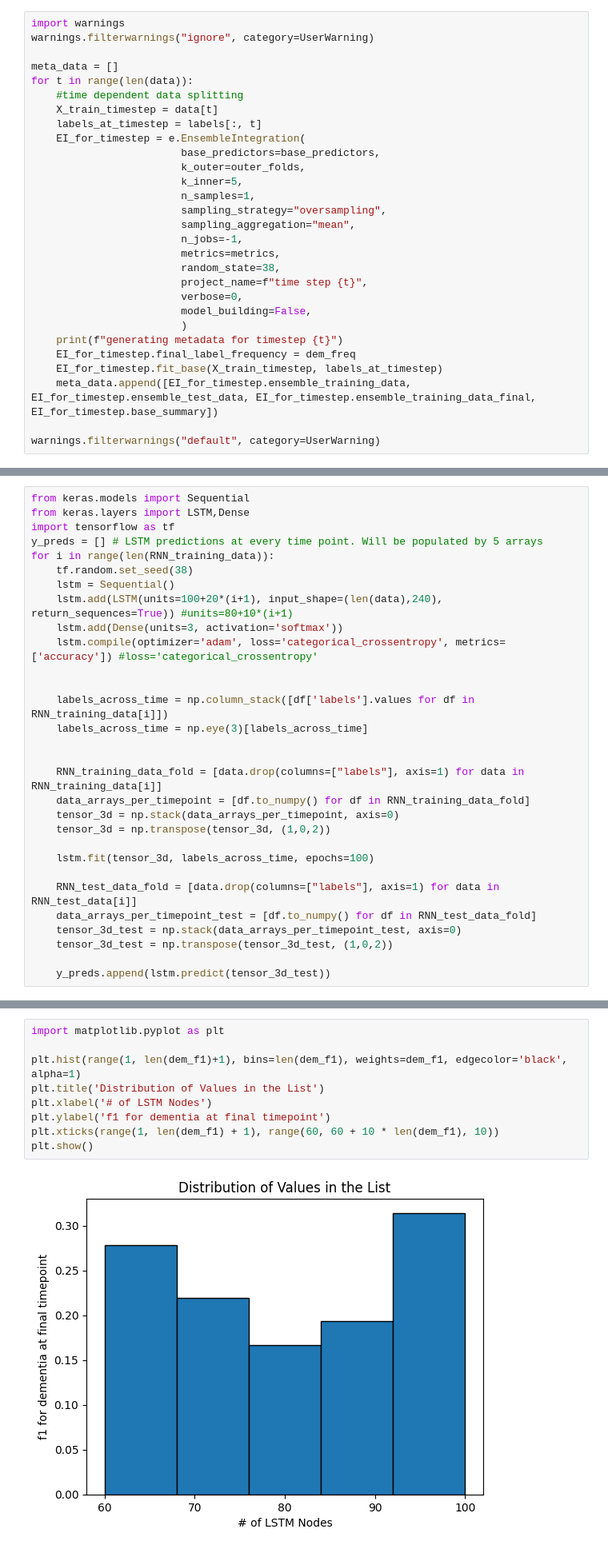
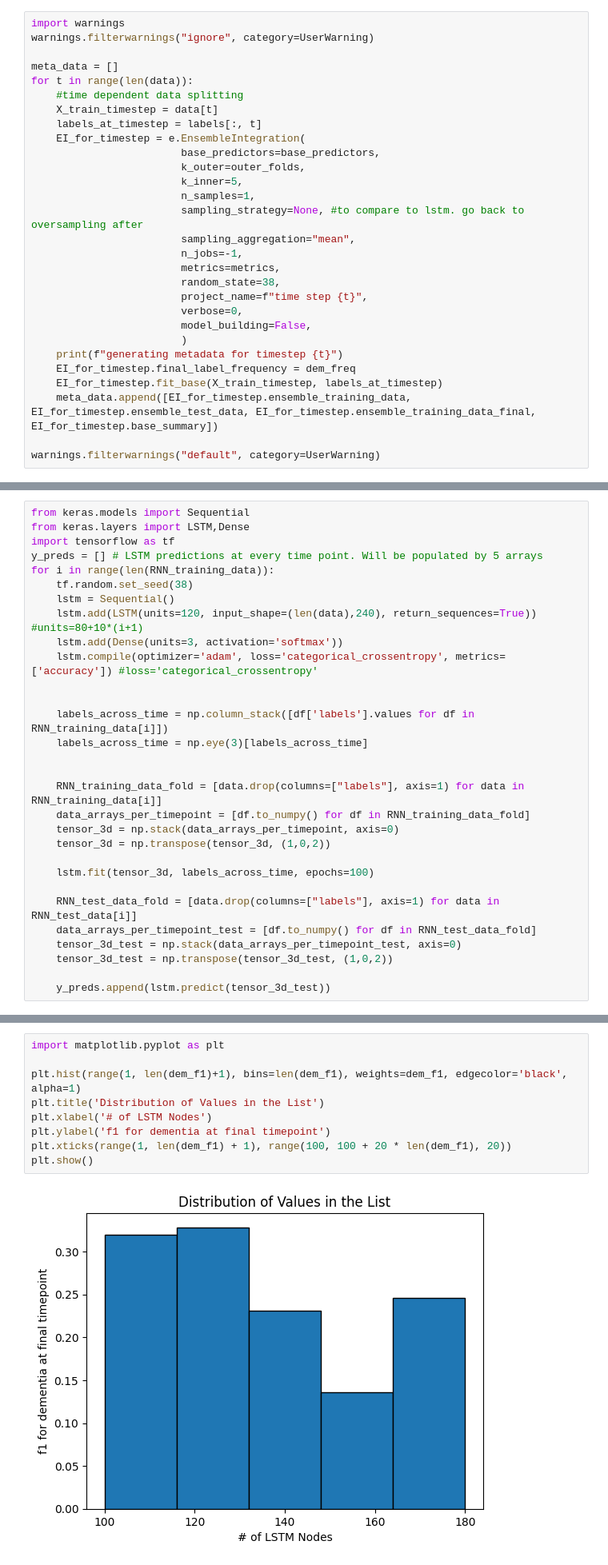
Before and after one commit to aviadsusman/eipy, a Jupyter notebook: eipy/longitudinal_tadpole.ipynb, the cells around one changed output, grey strips where cells are left out. Shown at 80% size. Cells and saved outputs as stored; diff of their text form.

Commit message:
lstm baseline

```diff
--- a/eipy/longitudinal_tadpole.ipynb
+++ b/eipy/longitudinal_tadpole.ipynb
@@ -131,7 +131,7 @@ for t in range(len(data)):
                         k_outer=outer_folds,
                         k_inner=5,
                         n_samples=1,
-                        sampling_strategy="oversampling",
+                        sampling_strategy=None, #to compare to lstm. go back to oversampling after
                         sampling_aggregation="mean",
                         n_jobs=-1,
                         metrics=metrics,
@@ -266,7 +329,7 @@ y_preds = [] # LSTM predictions at every time point. Will be populated by 5 arra
 for i in range(len(RNN_training_data)):
     tf.random.set_seed(38)
     lstm = Sequential()
-    lstm.add(LSTM(units=100+20*(i+1), input_shape=(len(data),240), return_sequences=True)) #units=80+10*(i+1)
+    lstm.add(LSTM(units=120, input_shape=(len(data),240), return_sequences=True)) #units=80+10*(i+1)
     lstm.add(Dense(units=3, activation='softmax'))
     lstm.compile(optimizer='adam', loss='categorical_crossentropy', metrics=['accuracy']) #loss='categorical_crossentropy'
 
@@ -399,11 +462,11 @@ dem_f1
 # %%
 import matplotlib.pyplot as plt
 
 plt.hist(range(1, len(dem_f1)+1), bins=len(dem_f1), weights=dem_f1, edgecolor='black', alpha=1)
 plt.title('Distribution of Values in the List')
 plt.xlabel('# of LSTM Nodes')
 plt.ylabel('f1 for dementia at final timepoint')
-plt.xticks(range(1, len(dem_f1) + 1), range(60, 60 + 10 * len(dem_f1), 10))
+plt.xticks(range(1, len(dem_f1) + 1), range(100, 100 + 20 * len(dem_f1), 20))
 plt.show()
 # %% [output]
-[figure, old version]
+[figure, new version]
```
Also changed, not shown: parts of 8 cells of this notebook, 1 other file.
